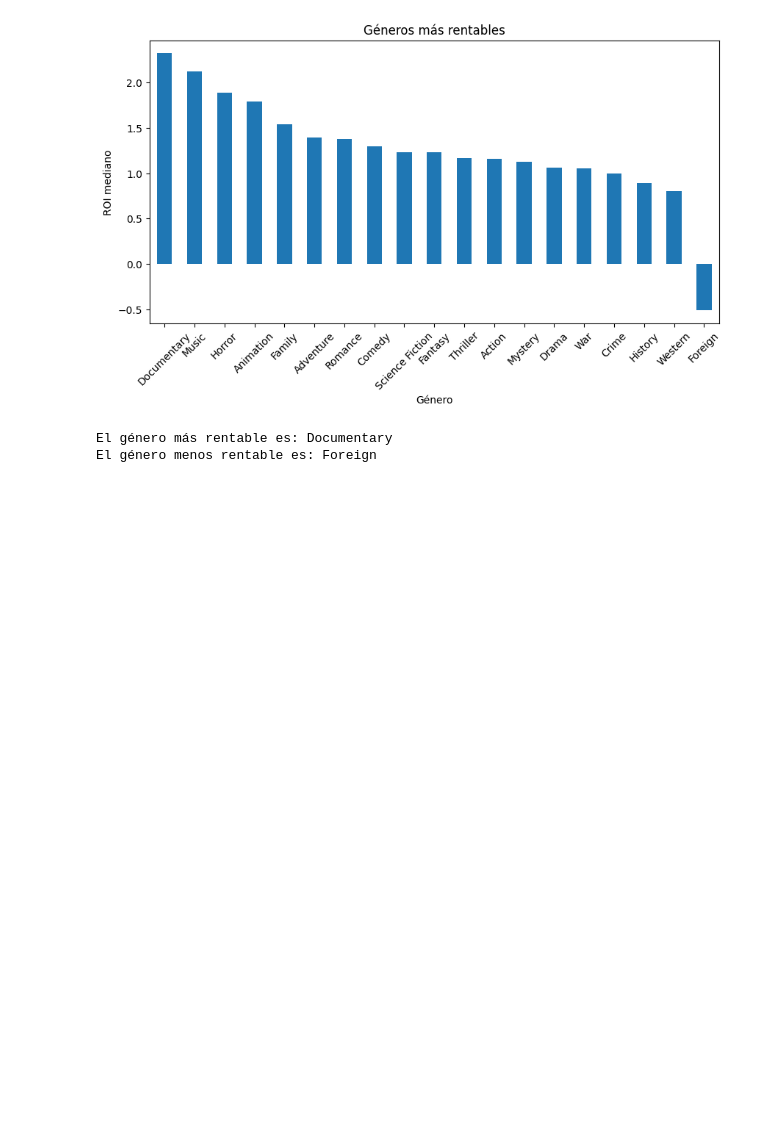
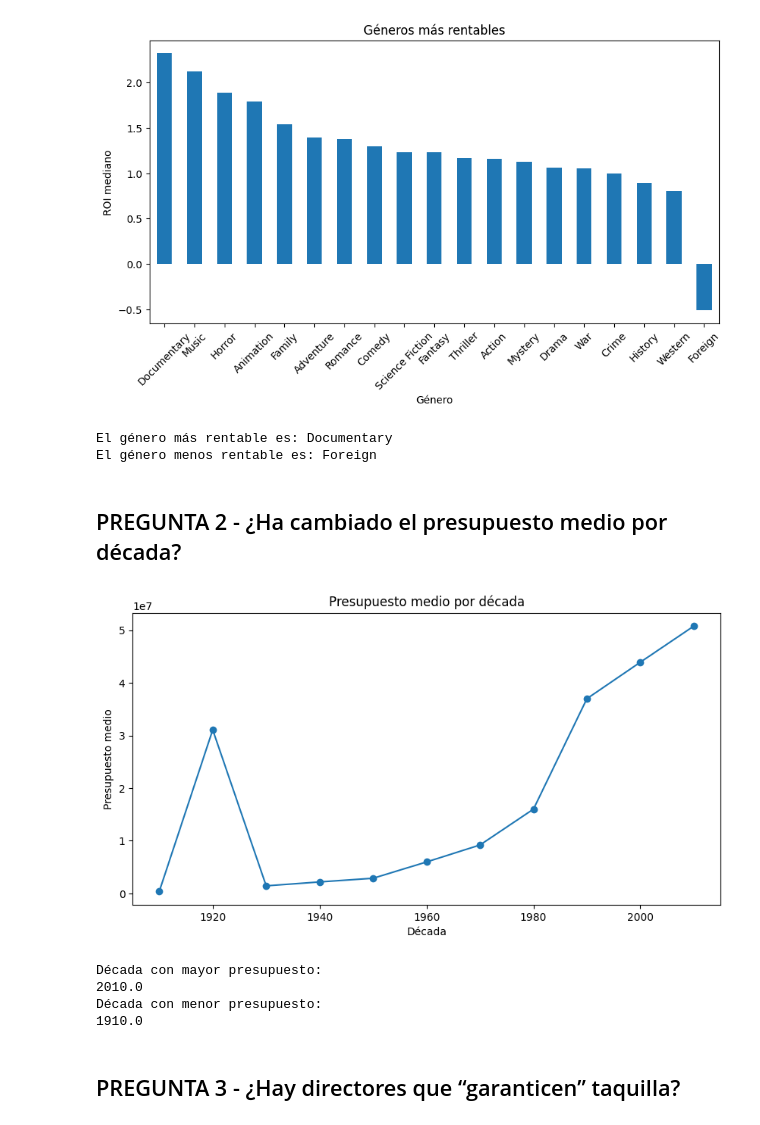
Before and after one commit to lauraargente/Proyecto_Movie_Dataset, a Jupyter notebook: analisis.ipynb, the cells around one changed output. Drawn from its saved outputs; the diff is of its cells as text; code cells hidden in the pictures; blank space fills up the shorter version.

Commit message:
Pregunta 2 - ¿Ha cambiado el prespuesto medio por década?

```diff
--- a/analisis.ipynb
+++ b/analisis.ipynb
@@ -398,3 +398,37 @@ print("El género menos rentable es:", roi_generos.index[-1])
 [figure]
 El género más rentable es: Documentary
 El género menos rentable es: Foreign
+# %% [markdown]
+## PREGUNTA 2 - ¿Ha cambiado el presupuesto medio por década?
+# %%
+# Presupuesto medio por década
+budget_decade = (
+    df_tablajoin.groupby("decade")["budget"]
+    .mean()
+    .sort_index()
+)
+# %%
+# Gráfico
+plt.figure(figsize=(10,5))
+
+budget_decade.plot(kind="line", marker="o")
+
+plt.title("Presupuesto medio por década")
+plt.ylabel("Presupuesto medio")
+plt.xlabel("Década")
+
+plt.show()
+
+print("Década con mayor presupuesto:")
+print(budget_decade.idxmax())
+
+print("Década con menor presupuesto:")
+print(budget_decade.idxmin())
+# %% [output]
+[figure, added]
+Década con mayor presupuesto:
+2010.0
+Década con menor presupuesto:
+1910.0
+# %% [markdown]
+## PREGUNTA 3 - ¿Hay directores que “garanticen” taquilla?
```
